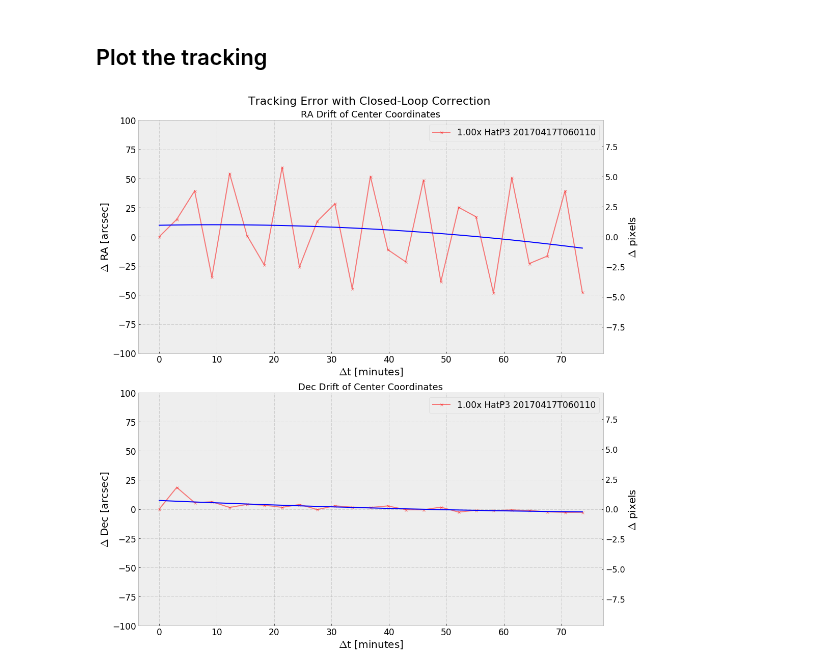
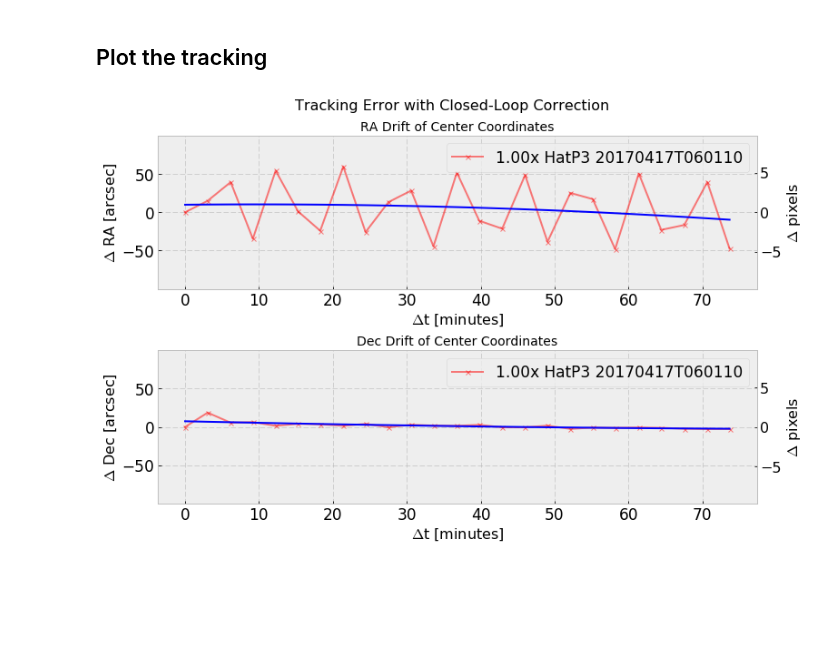
Before and after one commit to panoptes/panoptes-pipeline, a Jupyter notebook: examples/notebooks/Tracking-Error-Demonstration.ipynb, the cells around one changed output. Drawn from its saved outputs; the diff is of its cells as text; code cells hidden in the pictures; blank space fills up the shorter version.

Commit message:
Updating notebooks and adding plots

```diff
--- a/examples/notebooks/Tracking-Error-Demonstration.ipynb
+++ b/examples/notebooks/Tracking-Error-Demonstration.ipynb
@@ -114,7 +114,7 @@ dec_models = dict()
 # %% [markdown]
 ## Plot the tracking
 # %%
-fig = plt.figure(figsize=(15,15))
+fig = plt.figure(figsize=(11,7))
 ax1 = fig.add_subplot(211)
 ax2 = fig.add_subplot(212)
 
@@ -159,41 +159,46 @@ for item in sorted(list(d_ra.keys())):
 
     ax2.plot(x0, fitted_model2(x0), 'b')
 #     ax2.plot(x0, y1 - fitted_model2(x0), 'g')
 
 
-ax1.set_xlabel("$\Delta$t [minutes]", fontsize=20)
-ax1.set_ylabel('$\Delta$ RA [arcsec]', fontsize=20)
+ax1.set_xlabel("$\Delta$t [minutes]", fontsize=16)
+ax1.set_ylabel('$\Delta$ RA [arcsec]', fontsize=16)
 ax1.tick_params(labelsize=17)
 ax1.set_ylim(-100,100)
-ax1.set_title("RA Drift of Center Coordinates", fontsize=18)
+ax1.set_title("RA Drift of Center Coordinates", fontsize=14)
 
-ax2.set_xlabel("$\Delta$t [minutes]", fontsize=20)
-ax2.set_ylabel('$\Delta$ Dec [arcsec]', fontsize=20)
+ax2.set_xlabel("$\Delta$t [minutes]", fontsize=16)
+ax2.set_ylabel('$\Delta$ Dec [arcsec]', fontsize=16)
 ax2.tick_params(labelsize=17)
 ax2.set_ylim(-100,100)
-ax2.set_title("Dec Drift of Center Coordinates", fontsize=18)
+ax2.set_title("Dec Drift of Center Coordinates", fontsize=14)
 
 # Pixel labels
 ax3 = ax1.twinx()
-ax3.set_ylabel('$\Delta$ pixels', fontsize=20)
+ax3.set_ylabel('$\Delta$ pixels', fontsize=16)
 ax3.tick_params(labelsize=16)
 arcs = ax1.get_yticks()
 ax3.set_ylim(arcs[0] / 10.31, arcs[-1] / 10.31)
 ax3.grid(False)
 
 # Pixel labels
 ax3 = ax2.twinx()
-ax3.set_ylabel('$\Delta$ pixels', fontsize=20)
+ax3.set_ylabel('$\Delta$ pixels', fontsize=16)
 ax3.tick_params(labelsize=16)
 arcs = ax2.get_yticks()
 ax3.set_ylim(arcs[0] / 10.31, arcs[-1] / 10.31)
 ax3.grid(False)
 
+# Adjust arcseconds to look prettier
+ax1.set_yticks([-50,0,50])
+ax2.set_yticks([-50,0,50])
+
 ax1.legend(fontsize=17)
 ax2.legend(fontsize=17)
 
-plt.suptitle('Tracking Error with Closed-Loop Correction', y=1.015, fontsize=22)
 plt.tight_layout()
-plt.savefig('/var/panoptes/plots/tracking_rate.png', dpi=300)
+plt.subplots_adjust(top=.91)
+plt.suptitle('Tracking Error with Closed-Loop Correction', y=0.99, fontsize=16)
+plt.savefig('tracking-errors.png', dpi=300)
 # %% [output]
-[figure, old version]
+[figure, new version]
```
Also changed, not shown: 4 other files.
